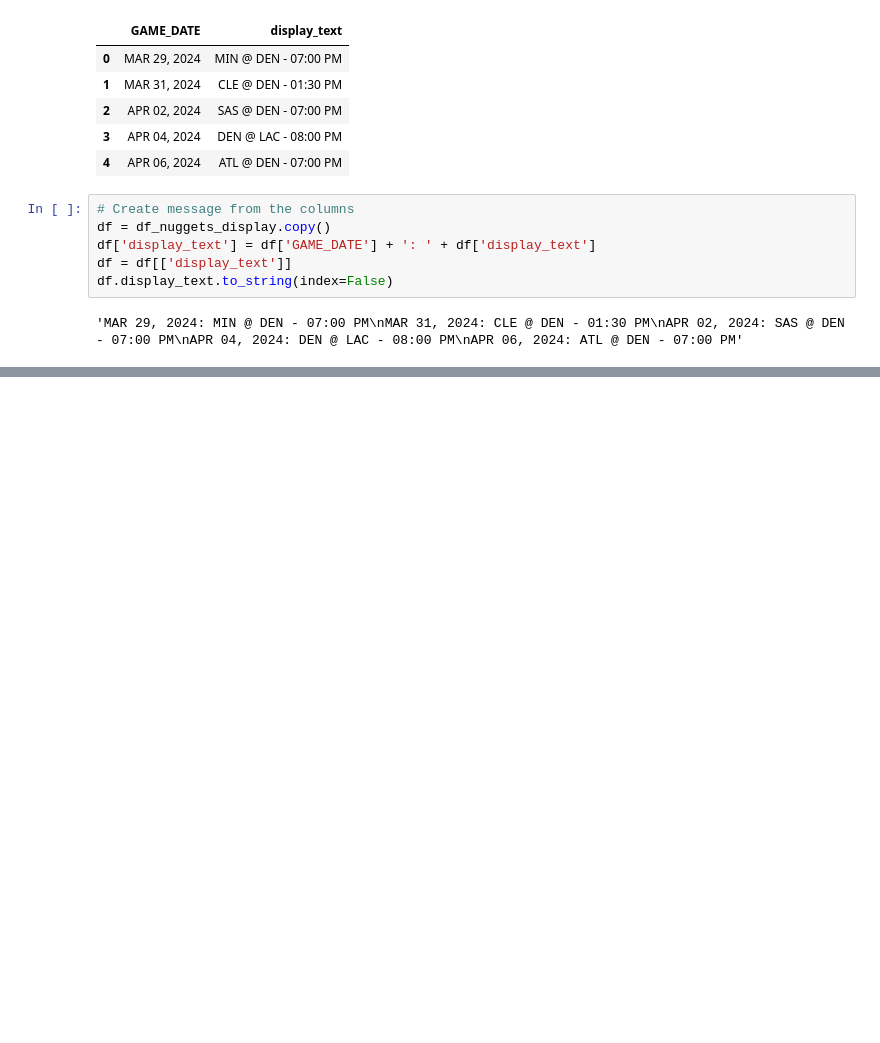
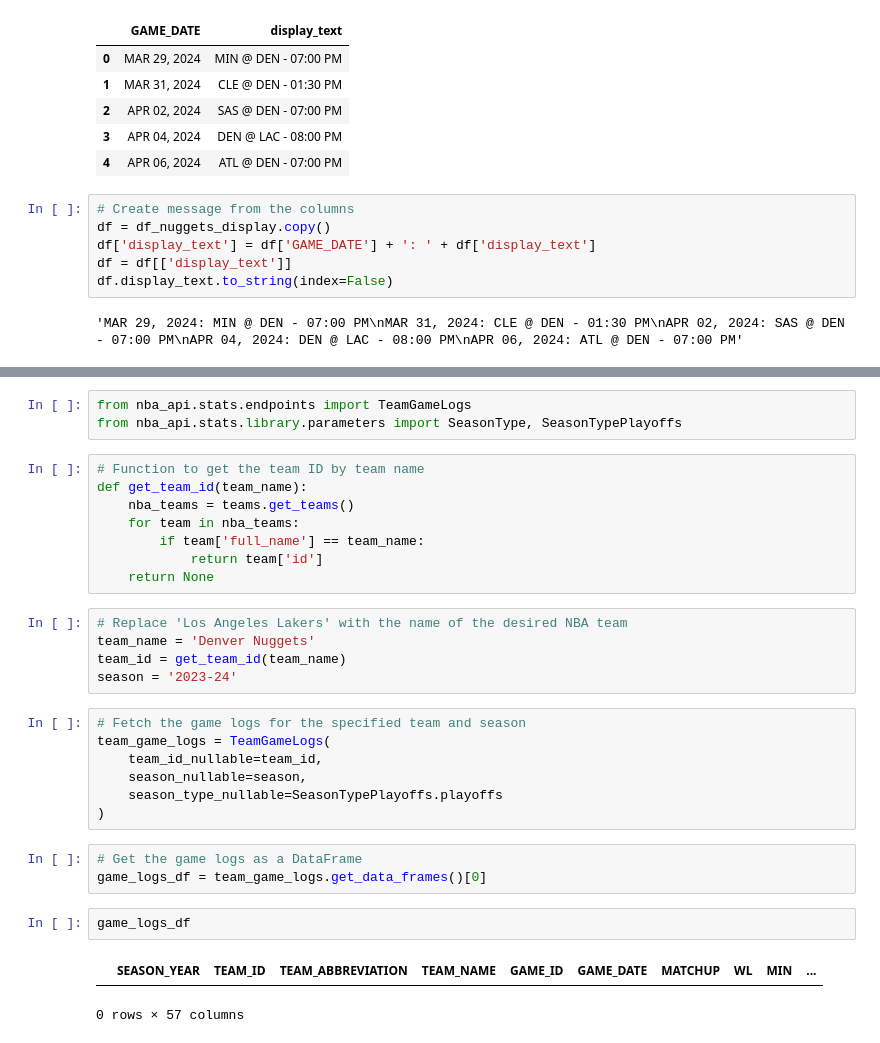
Before and after one commit to chriskopel/project_w, a Jupyter notebook: notebooks/adhoc/nba_api_testing.ipynb, the cells around one changed output, grey strips where cells are left out. Saved outputs shown, nothing was run; the diff lists cells and outputs as text; blank space fills up the shorter version.

```diff
--- a/notebooks/adhoc/nba_api_testing.ipynb
+++ b/notebooks/adhoc/nba_api_testing.ipynb
@@ -135,0 +133,31 @@ df.display_text.to_string(index=False)
+# %%
+from nba_api.stats.endpoints import TeamGameLogs
+from nba_api.stats.library.parameters import SeasonType, SeasonTypePlayoffs
+# %%
+# Function to get the team ID by team name
+def get_team_id(team_name):
+    nba_teams = teams.get_teams()
+    for team in nba_teams:
+        if team['full_name'] == team_name:
+            return team['id']
+    return None
+# %%
+# Replace 'Los Angeles Lakers' with the name of the desired NBA team
+team_name = 'Denver Nuggets'
+team_id = get_team_id(team_name)
+season = '2023-24'
+# %%
+# Fetch the game logs for the specified team and season
+team_game_logs = TeamGameLogs(
+    team_id_nullable=team_id,
+    season_nullable=season,
+    season_type_nullable=SeasonTypePlayoffs.playoffs
+)
+# %%
+# Get the game logs as a DataFrame
+game_logs_df = team_game_logs.get_data_frames()[0]
+# %%
+game_logs_df
+# %% [output]
+|  | SEASON_YEAR | TEAM_ID | TEAM_ABBREVIATION | TEAM_NAME | GAME_ID | GAME_DATE | MATCHUP | WL | MIN | ... |
+0 rows × 57 columns
```
Also changed, not shown: parts of 10 cells of this notebook, 7 other files.
